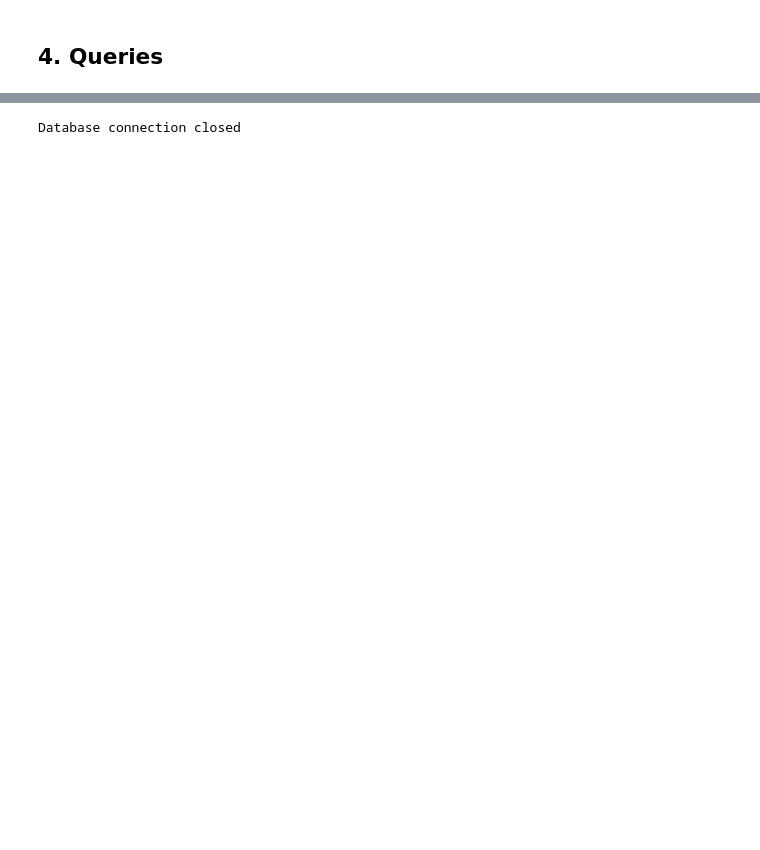
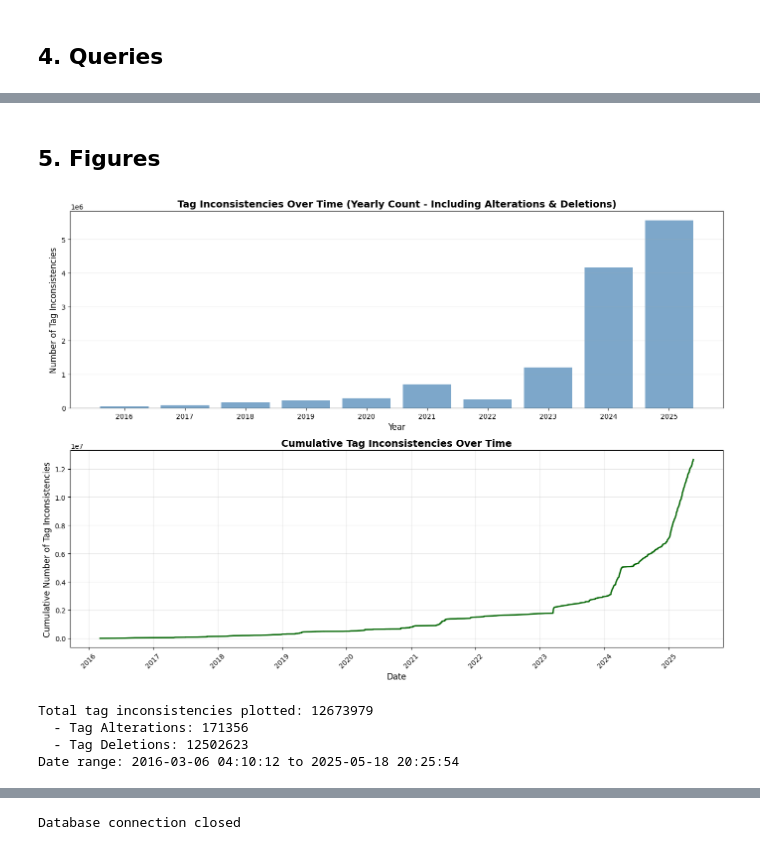
Before and after one commit to srapaport/tags-alterations, a Jupyter notebook: notebooks/analyze_tags.ipynb, the cells around one changed output, grey strips where cells are left out. Drawn from its saved outputs; the diff is of its cells as text; code cells hidden in the pictures; blank space fills up the shorter version.

```diff
--- a/notebooks/analyze_tags.ipynb
+++ b/notebooks/analyze_tags.ipynb
@@ -91,0 +111,43 @@ df[df['origin_url'].apply(lambda x: 'github' in x)]
+# %% [markdown]
+## 5. Figures
+# %%
+import matplotlib.pyplot as plt
+import matplotlib.dates as mdates
+
+fig, (ax1, ax2) = plt.subplots(2, 1, figsize=(14, 10))
+
+df_sorted = df.sort_values('new_snap_timestamp')
+df_sorted['cumulative_count'] = range(1, len(df_sorted) + 1)
+
+df['year'] = df['new_snap_timestamp'].dt.year
+inconsistencies_by_year = df.groupby('year').size()
+
+ax1.bar(inconsistencies_by_year.index, inconsistencies_by_year.values, width=0.8, alpha=0.7, color='steelblue')
+ax1.set_xlabel('Year', fontsize=12)
+ax1.set_ylabel('Number of Tag Inconsistencies', fontsize=12)
+ax1.set_title('Tag Inconsistencies Over Time (Yearly Count - Including Alterations & Deletions)', fontsize=14, fontweight='bold')
+ax1.grid(True, alpha=0.3, axis='y')
+ax1.set_xticks(inconsistencies_by_year.index)
+
+ax2.plot(df_sorted['new_snap_timestamp'],
+         df_sorted['cumulative_count'],
+         linewidth=2, color='darkgreen')
+ax2.set_xlabel('Date', fontsize=12)
+ax2.set_ylabel('Cumulative Number of Tag Inconsistencies', fontsize=12)
+ax2.set_title('Cumulative Tag Inconsistencies Over Time', fontsize=14, fontweight='bold')
+ax2.grid(True, alpha=0.3)
+ax2.tick_params(axis='x', rotation=45)
+
+plt.tight_layout()
+plt.show()
+
+print(f"Total tag inconsistencies plotted: {len(df)}")
+print(f"  - Tag Alterations: {len(tag_alterations)}")
+print(f"  - Tag Deletions: {len(tag_deletions)}")
+print(f"Date range: {df['new_snap_timestamp'].min()} to {df['new_snap_timestamp'].max()}")
+# %% [output]
+[figure, added]
+Total tag inconsistencies plotted: 12673979
+  - Tag Alterations: 171356
+  - Tag Deletions: 12502623
+Date range: 2016-03-06 04:10:12 to 2025-05-18 20:25:54
```
Also changed, not shown: parts of 13 cells of this notebook.
